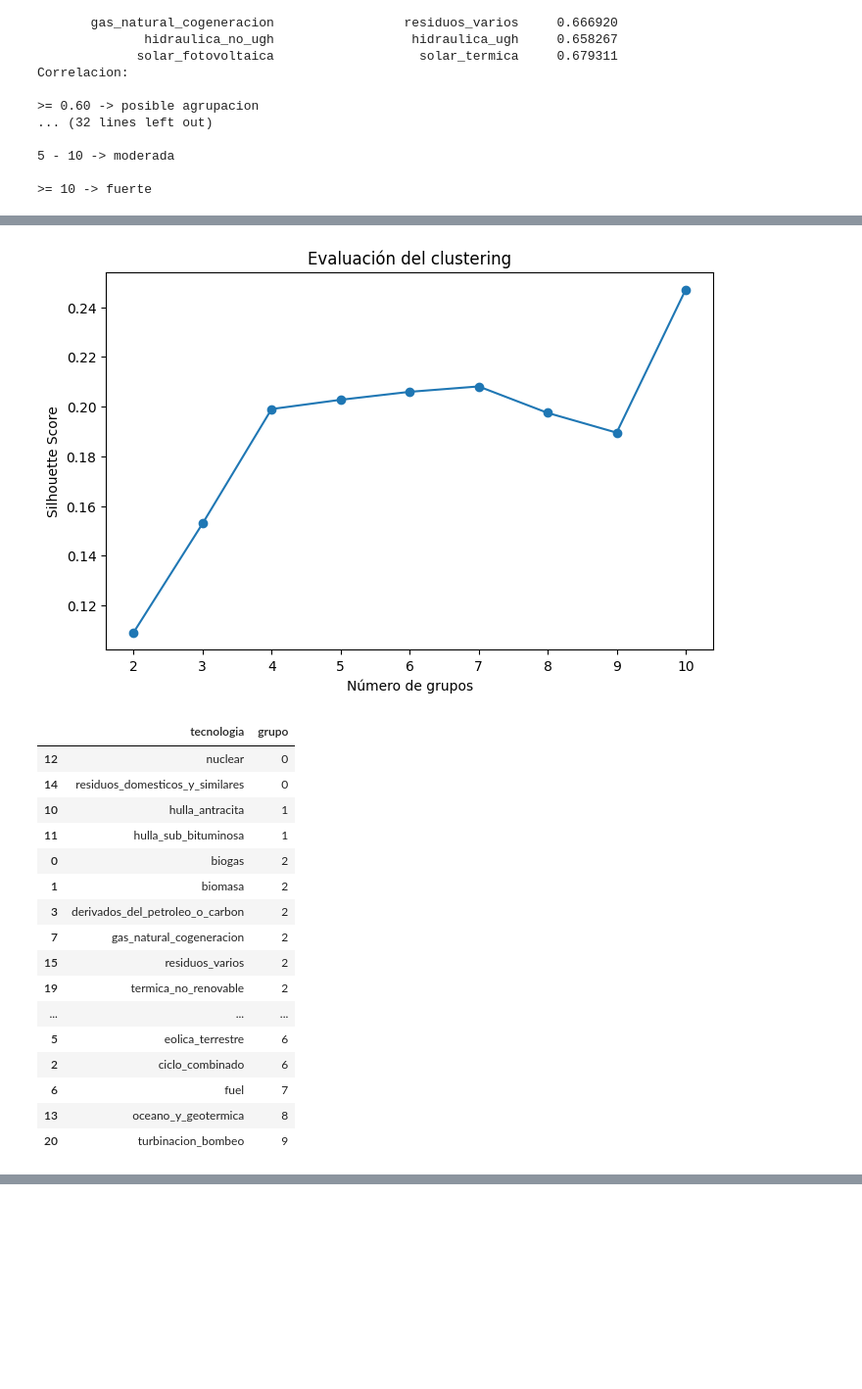
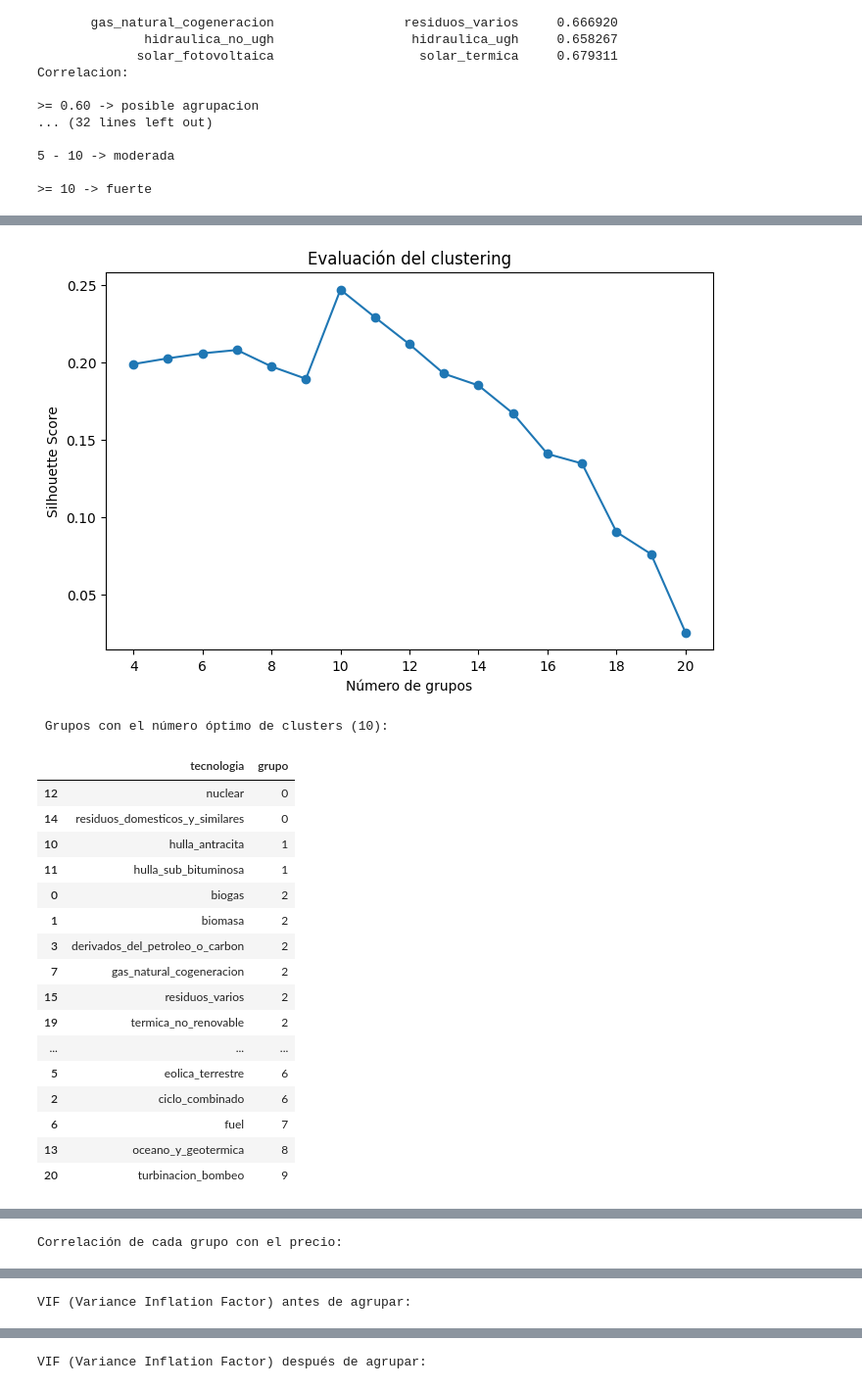
Before and after one commit to JaimeSa03/TFG_Model_Predictor, a Jupyter notebook: Dataset_Unificado/comprobacion_dataset_unificado.ipynb, the cells around one changed output, grey strips where cells are left out. Shown at 98% size. Saved outputs shown, nothing was run; the diff lists cells and outputs as text; code cells hidden in the pictures; blank space fills up the shorter version.

Commit message:
Update: agrupacion variables generacion, mayor analisis, clusterizacion, comentarios explicativos

```diff
--- a/Dataset_Unificado/comprobacion_dataset_unificado.ipynb
+++ b/Dataset_Unificado/comprobacion_dataset_unificado.ipynb
@@ -768,31 +771,37 @@ generacion_cols = [
     "turbinacion_bombeo"
 ]
 
+# Recuerda 1 = correlacion positiva perfecta, -1 = correlacion negativa perfecta, 0 = sin correlacion
 corr = df[generacion_cols].corr()
 
+# Al restarle 1 a los valores absolutos de la correlacion obtenemos
+# una matriz de distancia donde 0 = máxima correlación (positiva o negativa) y
+# 1 = sin correlación (Valores mas bajos = mas similares)
 distancia = 1 - corr.abs()
+#Convierte el DataFrame a un array de NumPy
 distancia = distancia.to_numpy(copy=True)
+
+#La diagonal representa la distancia de cada variable consigo misma (siempre debe er 0)
 np.fill_diagonal(distancia, 0)
 
 
+# =========================
+# 1 Clusterizar las tecnologias de generacion para detectar redundancias
+# =========================
 
 resultados_clustering = []
 
-for n in range(2, 11):
+# Probamos clusters (grupos) de tamaño 2 a 10 y evaluamos la calidad de cada uno usando Silhouette Score
+for n in range(4, 21):
 
-    modelo = AgglomerativeClustering(
-        n_clusters=n,
-        metric="precomputed",
-        linkage="average"
-    )
+    #Precomputed porque estamos usando una matriz de distancia ya calculada y usamos el promedio entre grupos
+    modelo = AgglomerativeClustering(n_clusters=n, metric="precomputed", linkage="average")
 
+    #Asigna cada variable a un grupo (0, 1, 2, ...) usando la matriz de distancia
     etiquetas = modelo.fit_predict(distancia)
 
-    silhouette = silhouette_score(
-        distancia,
-        etiquetas,
-        metric="precomputed"
-    )
+    #silhouette_score: 1 = grupos perfectamente separados, 0 = grupos superpuestos, -1 = mala clasificación
+    silhouette = silhouette_score(distancia, etiquetas, metric="precomputed")
 
     resultados_clustering.append({
         "n_grupos": n,
@@ -818,11 +827,14 @@ plt.title("Evaluación del clustering")
 plt.show()
 
 
+
+# Obtenemos el numero mas optimo de grupos que mejor resultado ha dado (mayor silhouette score)
 n_optimo = resultados_clustering.loc[
     resultados_clustering["silhouette"].idxmax(),
     "n_grupos"
 ]
 
+#Volvemos a ejecutar el clustering, esta vez con el numero optimo de grupos
 modelo = AgglomerativeClustering(
     n_clusters=int(n_optimo),
     metric="precomputed",
@@ -836,6 +848,7 @@ grupos = pd.DataFrame({
     "grupo": etiquetas
 })
 
+print(f"\n Grupos con el número óptimo de clusters ({n_optimo}):")
 display(
     grupos.sort_values("grupo")
 )
@@ -850,6 +863,10 @@ for grupo, datos in grupos.groupby("grupo"):
 
 
 
+# =========================
+# 2 Analizamos los grupos obtenidos para ver si tienen sentido y si son redundantes
+# =========================
+
 # Analizar la correlación interna de cada grupo
 analisis_grupos = []
 
@@ -861,9 +878,7 @@ for grupo, datos in grupos.groupby("grupo"):
 
         subcorr = corr.loc[tecnologias, tecnologias]
 
-        valores = subcorr.where(
-            ~np.eye(len(tecnologias), dtype=bool)
-        ).stack().abs()
+        valores = subcorr.where(np.invert(np.eye(len(tecnologias), dtype=bool)))
 
         correlacion_media = valores.mean()
         correlacion_minima = valores.min()
@@ -882,13 +897,16 @@ for grupo, datos in grupos.groupby("grupo"):
 
 analisis_grupos = pd.DataFrame(analisis_grupos)
 
+print("\nAnálisis de correlación interna de cada grupo:\n")
 display(
     analisis_grupos.round(3)
 )
 
+# =========================
+# 3 Analizamos la relacion de cada grupo con price
+# =========================
 
-# Relación del grupo con price
-
+# Analizar la relacion de cada grupo con price
 
 for grupo, datos in grupos.groupby("grupo"):
 
@@ -917,12 +935,18 @@ corr_grupos_price = pd.DataFrame(
     corr_grupos_price
 ).T
 
+
+print("\nCorrelación de cada grupo con el precio:\n")
 display(
     corr_grupos_price.round(3)
 )
 
 
-# VIF antes y despuésÇ
+# =========================
+# 4 Analizamos la multicolinealidad de los grupos obtenidos para ver si son redundantes
+# =========================
+
+# Vemos el VIF antes y después
 
 def calcular_vif(data, columnas):
 
@@ -950,6 +974,7 @@ vif_original = calcular_vif(
     generacion_cols
 )
 
+print("\nVIF (Variance Inflation Factor) antes de agrupar:\n")
 display(vif_original)
 
 
@@ -963,6 +988,7 @@ vif_agrupado = calcular_vif(
     columnas_grupos
 )
 
+print("\nVIF (Variance Inflation Factor) después de agrupar:\n")
 display(vif_agrupado)
 # %% [output]
 |  | n_grupos | silhouette |
@@ -978,4 +1012,5 @@ display(vif_agrupado)
-[figure, old version]
+[figure, new version]
+ Grupos con el número óptimo de clusters (10):
 |  | tecnologia | grupo |
 | 12 | nuclear | 0 |
 | 14 | residuos_domesticos_y_similares | 0 |
@@ -1021,6 +1056,7 @@ GRUPO 9
 | 7 | 7 | 1 | fuel | NaN | NaN |
 | 8 | 8 | 1 | oceano_y_geotermica | NaN | NaN |
 | 9 | 9 | 1 | turbinacion_bombeo | NaN | NaN |
+Correlación de cada grupo con el precio:
 |  | pearson | spearman |
 | grupo_2 | -0.078 | 0.023 |
 | grupo_6 | 0.292 | 0.273 |
@@ -1032,6 +1068,7 @@ GRUPO 9
 | grupo_8 | 0.027 | -0.044 |
 | grupo_4 | -0.153 | -0.096 |
 | grupo_9 | 0.133 | 0.125 |
+VIF (Variance Inflation Factor) antes de agrupar:
 |  | variable | VIF |
 | 0 | biogas | 94.615097 |
 | 12 | nuclear | 44.920469 |
@@ -1049,6 +1086,7 @@ GRUPO 9
 | 20 | turbinacion_bombeo | 1.908869 |
 | 4 | energia_residual | 1.862619 |
 | 6 | fuel | 1.691911 |
+VIF (Variance Inflation Factor) después de agrupar:
 |  | variable | VIF |
 | 0 | grupo_0 | 20.504557 |
 | 6 | grupo_6 | 9.402317 |
```
Also changed, not shown: parts of 6 cells of this notebook.
